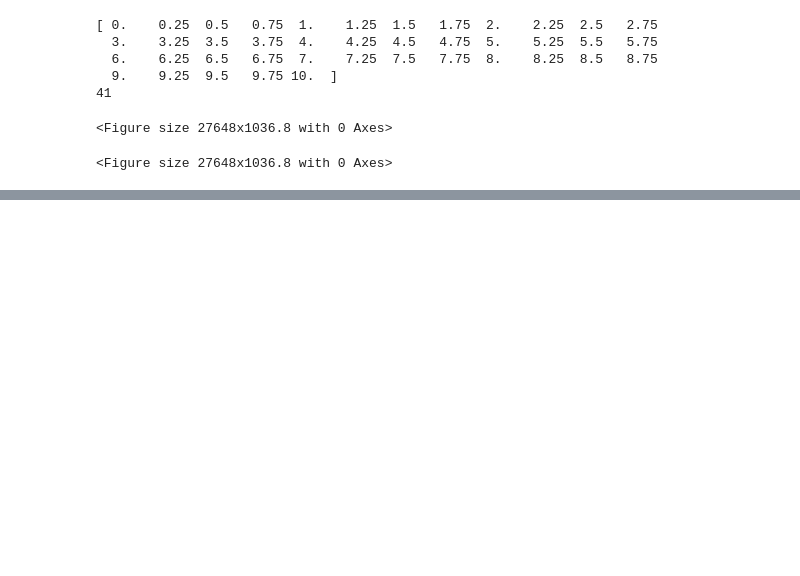
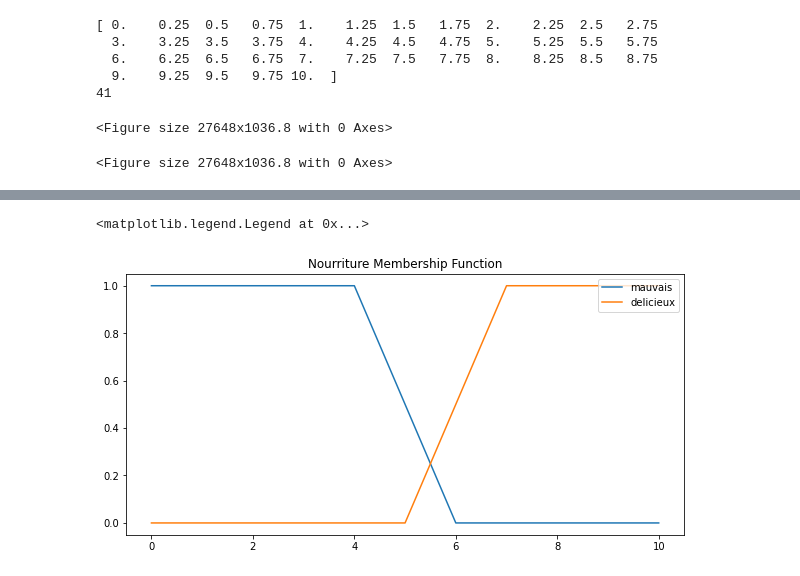
Before and after one commit to chikoungoun/Maths, a Jupyter notebook: Fuzzy Logic/Fuzzy logic - Pourboire.ipynb, the cells around one changed output, grey strips where cells are left out. Drawn from its saved outputs; the diff is of its cells as text; code cells hidden in the pictures; blank space fills up the shorter version.

```diff
--- a/Fuzzy Logic/Fuzzy logic - Pourboire.ipynb
+++ b/Fuzzy Logic/Fuzzy logic - Pourboire.ipynb
@@ -45,0 +52,10 @@ plt.legend(loc="upper right")
+# %%
+plt.figure(figsize=(10,4.8))
+plt.title("Nourriture Membership Function")
+plt.plot(x, n_mauvais, label="mauvais")
+plt.plot(x, n_delicieux, label="delicieux")
+
+plt.legend(loc="upper right")
+# %% [output]
+<matplotlib.legend.Legend at 0x...>
+[figure, added]
```
Also changed, not shown: parts of 8 cells of this notebook.
